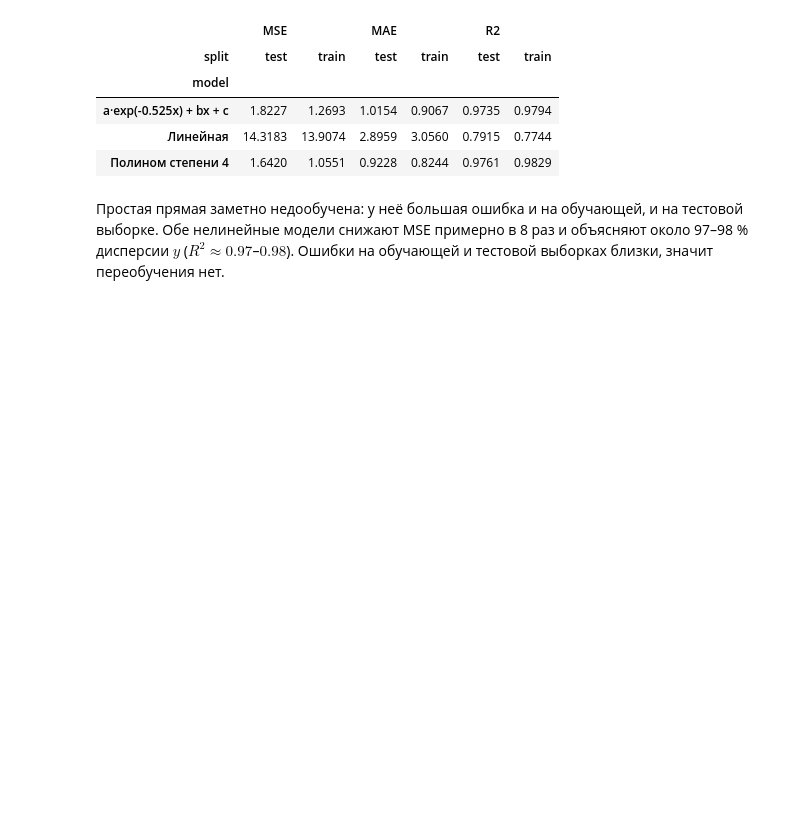
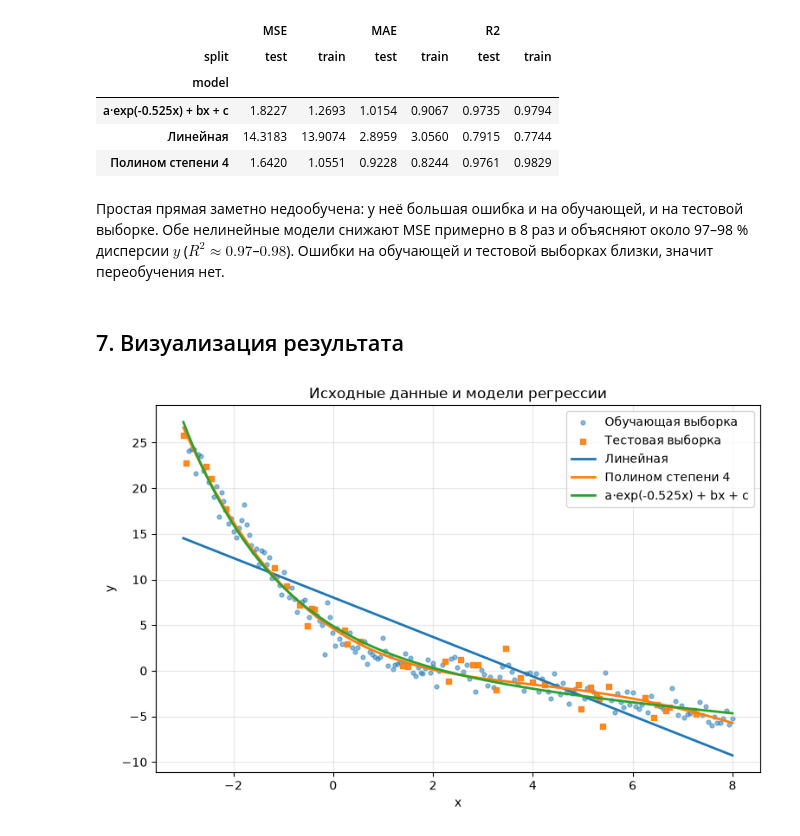
Before and after one commit to calculation-methods/ml, a Jupyter notebook: stud/vasyutinskiy/lab1.ipynb, the cells around one changed output. Cells and saved outputs as stored; diff of their text form; code cells hidden in the pictures; blank space fills up the shorter version.

Commit message:
Lab1: visualize models and residuals
Co-Authored-By: Claude Opus 5.5 <noreply@anthropic.com>

```diff
--- a/stud/vasyutinskiy/lab1.ipynb
+++ b/stud/vasyutinskiy/lab1.ipynb
@@ -237,3 +237,21 @@ metrics.pivot(index='model', columns='split', values=['MSE', 'MAE', 'R2']).round
 Простая прямая заметно недообучена: у неё большая ошибка и на обучающей, и на тестовой выборке.
 Обе нелинейные модели снижают MSE примерно в 8 раз и объясняют около 97–98 % дисперсии $y$ ($R^2 \approx 0.97$–$0.98$).
 Ошибки на обучающей и тестовой выборках близки, значит переобучения нет.
+# %% [markdown]
+## 7. Визуализация результата
+# %%
+x_grid = pd.DataFrame({'x': np.linspace(data['x'].min(), data['x'].max(), 500)})
+
+fig, ax = plt.subplots(figsize=(9, 5.5))
+ax.scatter(X_train['x'], y_train, s=12, alpha=0.5, label='Обучающая выборка')
+ax.scatter(X_test['x'], y_test, s=18, alpha=0.9, marker='s', label='Тестовая выборка')
+for name, model in models.items():
+    ax.plot(x_grid['x'], model.predict(x_grid), linewidth=2, label=name)
+ax.set_xlabel('x')
+ax.set_ylabel('y')
+ax.set_title('Исходные данные и модели регрессии')
+ax.legend()
+ax.grid(alpha=0.3)
+plt.show()
+# %% [output]
+[figure, added]
```
Also changed, not shown: parts of 2 cells of this notebook.
